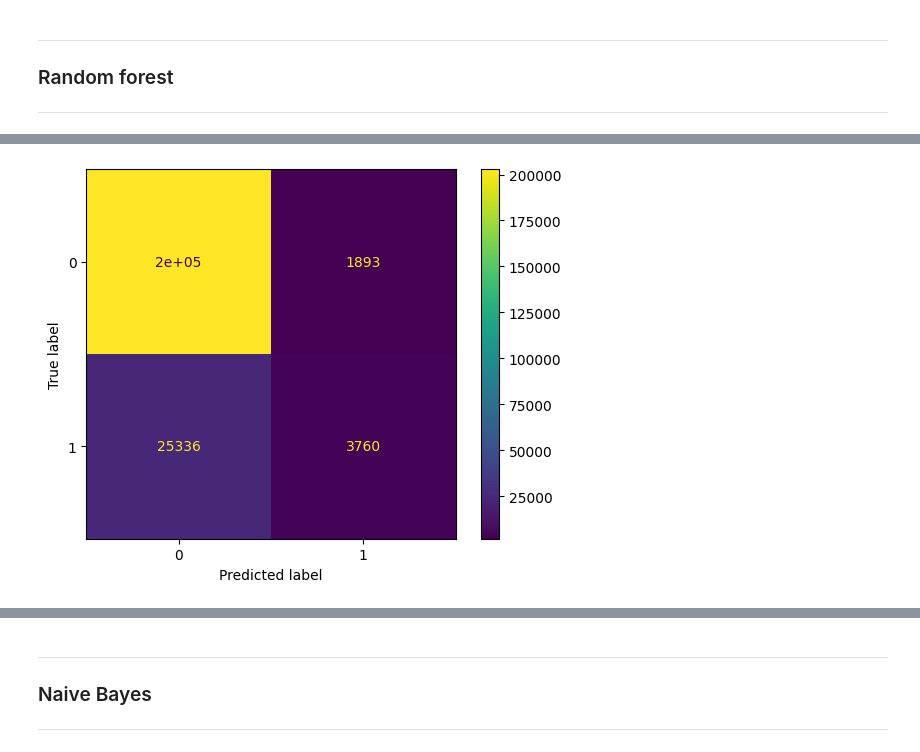
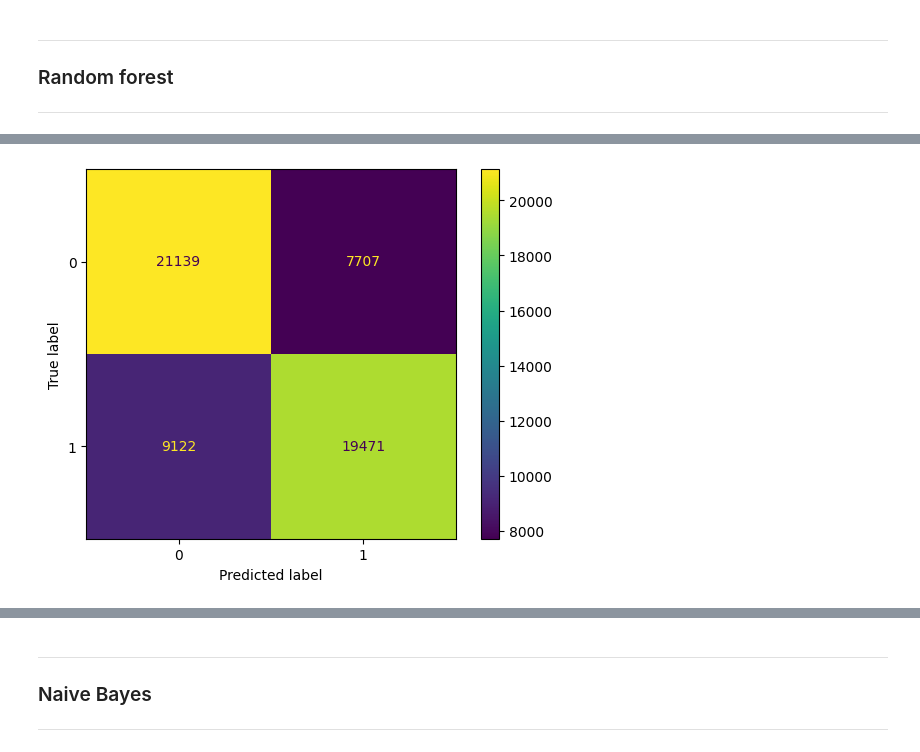
Before and after one commit to caseguin/GLO-7027, a Jupyter notebook: charles_workspace/charles_model_v2.ipynb, the cells around one changed output, grey strips where cells are left out. Saved outputs shown, nothing was run; the diff lists cells and outputs as text; code cells hidden in the pictures.

```diff
--- a/charles_workspace/charles_model_v2.ipynb
+++ b/charles_workspace/charles_model_v2.ipynb
@@ -152,10 +149,12 @@ def featureImportance(classifier, X_test, y_test):
     # https://scikit-learn.org/stable/modules/permutation_importance.html#permutation-importance
 
 
-def confusionMatricePlot(y_test, y_prediction):
+def confusionMatricePlot(y_test, y_prediction, save_Name=None):
     cm = confusion_matrix(y_test, y_prediction)
     disp = ConfusionMatrixDisplay(confusion_matrix=cm)
     disp.plot()
+    if save_Name != None:
+        plt.savefig(f'{save_Name}.png')
     plt.show()
 
 
@@ -288,12 +288,14 @@ y = df_model[col_dependent]
 X, y = randomUnderSampling(X, y)
 
 X_train, X_test, y_train, y_test = train_test_split(X, y, random_state=104, test_size=0.25, shuffle=True)
-classifier = RandomForestClassifier(n_estimators=208, min_samples_split=20, min_samples_leaf=15, max_features='sqrt', max_depth=20)
+feature_names = [f"feature {i}" for i in range(X_train.shape[1])]
+
+classifier = RandomForestClassifier(n_estimators=254, min_samples_split=20, min_samples_leaf=15, max_features='sqrt', max_depth=20)
 
 custom_scorer = make_scorer(custom_evaluation_score)
-cv_scores = cross_val_score(classifier, X, y, cv=5, scoring=custom_scorer)
+cv_scores = cross_val_score(classifier, X_train, y_train, cv=5, scoring=custom_scorer)
 
-classifier.fit(X, y)
+classifier.fit(X_train, y_train)
 y_prediction = classifier.predict(X_test)
 
 print("Cross-validation scores:", cv_scores)
@@ -329,4 +335,4 @@ Running time : 8.87 min
 # %%
-confusionMatricePlot(y_test, y_prediction)
+confusionMatricePlot(y_test, y_prediction, 'DecisionTreeFinal')
 # %% [output]
-[figure, old version]
+[figure, new version]
```
Also changed, not shown: parts of 17 cells of this notebook.
